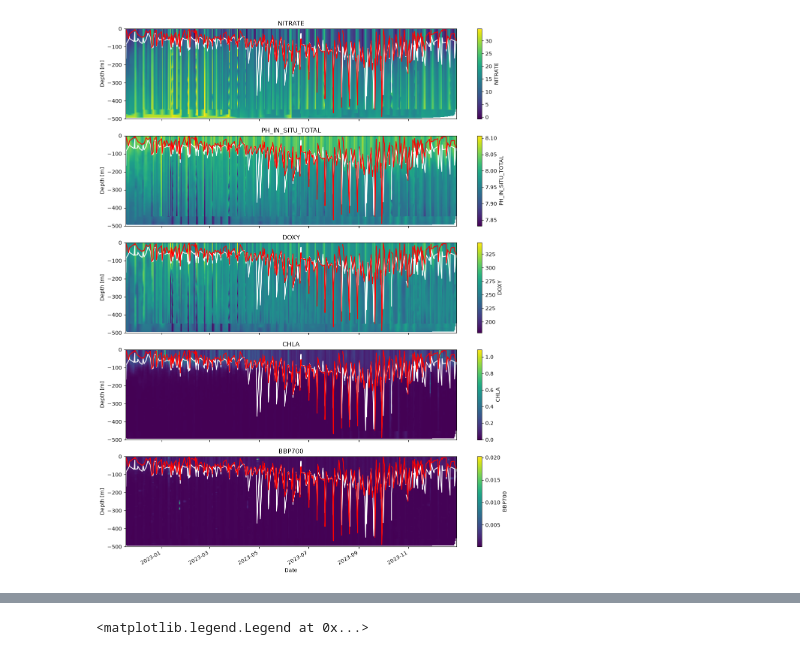
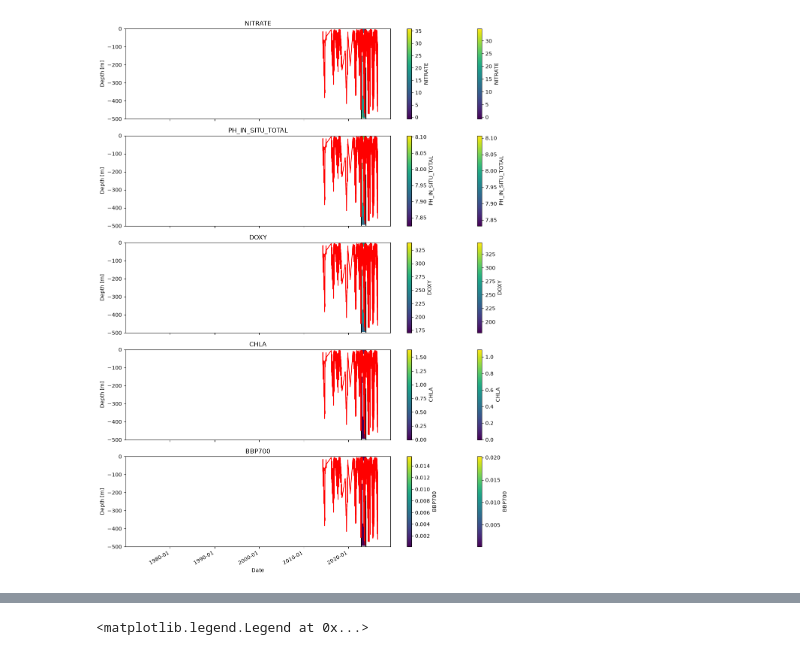
Before and after one commit to go-bgc/Marine-Heat-Waves, a Jupyter notebook: contributors/abby/more_processing.ipynb, the cells around one changed output, grey strips where cells are left out. Saved outputs shown, nothing was run; the diff lists cells and outputs as text; code cells hidden in the pictures.

Commit message:
stuck on some plotting

```diff
--- a/contributors/abby/more_processing.ipynb
+++ b/contributors/abby/more_processing.ipynb
@@ -229,6 +400,3 @@ def get_crocolake_data_MHW(MHW = "SWP2023", z = 500,
     df['sigma0'] = gsw.sigma0(df['ASAL'], df['CTEMP'])
 
     return df, mhw_info
-# %%
-df, mhw_info = get_crocolake_data_MHW(MHW = "SWP2023", z = 500, CHLA = True, BBP = True,
-                                      nitrate = True, oxygen = True, pH = True)
@@ -248,8 +843,8 @@ def despike(df,
     Based on function written by Clara Vives:
         - https://github.com/go-bgc/Marine-Heat-Waves/tree/main/contributors/Clara
 
-    chl gets a 7-point running median (Su et al. 2021, as used by Vives et al.
-    2025 Sect. 2.1.1). bbp gets the Cornec, Claustre et al. (2021) filter — a
+    chl gets a 7-point running median (Su et al. 2021, https://doi.org/10.1016/j.jmarsys.2021.103569,
+    as used by Vives et al. 2025 Sect. 2.1.1). bbp gets the Cornec, Claustre et al. (2021) filter — a
     5-point running median followed by a 5-point running mean — because bbp
     carries sharp particle-aggregate spikes that a median alone leaves a step
     at. Both are centred with min_periods=1, so the top and bottom of a profile
@@ -321,5 +906,5 @@ Index(['PLATFORM_NUMBER', 'CYCLE_NUMBER', 'LATITUDE', 'LONGITUDE', 'JULD',
 # %%
-def profile_coverage_qc(df, FIRST_PRES_MAX = 10.0, MIN_OBS_300 = 20, INTERP_MAX = 500.0):
+def profile_coverage_qc_chl_bbp(df, FIRST_PRES_MAX = 10.0, MIN_OBS_300 = 20, INTERP_MAX = 500.0):
     """Drop whole profiles that are too sparse to integrate (Vives et al. 2025).
 
     (a) the shallowest pressure must be in the upper FIRST_PRES_MAX m, and
@@ -685,8 +1319,12 @@ for i, ax in enumerate(axarr):
 
     variable = plottables[i]
 
+    # ----------------------
+    # MHW
+    # ----------------------
+
     # Only remove NaNs needed for THIS variable
-    d = df5[["JULD", "Depth", variable]].dropna().copy()
+    d = df_mhw[["JULD", "Depth", variable, "MLD", "Nitracline"]].dropna().copy()
 
     # Convert datetime to matplotlib numeric dates
     x = mdates.date2num(d["JULD"])
@@ -710,35 +1348,92 @@ for i, ax in enumerate(axarr):
     # Plot
     im = ax.pcolormesh(
         XI,
         YI,
         ZI,
         shading="auto",
         cmap="viridis"
     )
 
     ax.xaxis_date()
     ax.xaxis.set_major_formatter(
         mdates.DateFormatter("%Y-%m")
     )
 
     cbar = plt.colorbar(im, ax=ax)
     cbar.set_label(variable)
 
     ax.set_ylabel("Depth [m]")
     ax.set_ylim(-500, 0)
     ax.set_title(variable)
 
-    xx = nitrate_threshold_depth['JULD']
-    yy = nitrate_threshold_depth['nitrate_threshold_depth']
+    xx = d['JULD']
+    yy = d['Nitracline']
     ax.plot(xx, yy, color = 'white')
 
-    xx = density_threshold_depth['JULD']
-    yy = density_threshold_depth['density_threshold_depth']
+    xx = d['JULD']
+    yy = d['MLD']
+    ax.plot(xx, yy, color = 'red')
+
+    ax.axvline(x.min(), color = 'k')
+    ax.axvline(x.max(), color = 'k')
+
+    # ----------------------
+    # CLIMATOLOGY
+    # ----------------------
+    # Only remove NaNs needed for THIS variable
+    d = df_clim[["JULD", "Depth", variable, "MLD", "Nitracline"]].dropna().copy()
+
+    # Convert datetime to matplotlib numeric dates
+    x = mdates.date2num(d["JULD"])
+    y = d["Depth"].values
+    z = d[variable].values
+
+    # Regular interpolation grid
+    xi = np.linspace(x.min(), x.max(), 500)
+    yi = np.linspace(-500, 0, 250)
+
+    XI, YI = np.meshgrid(xi, yi)
+
+    # Interpolate
+    ZI = griddata(
+        (x, y),
+        z,
+        (XI, YI),
+        method="linear"
+    )
+
+    # Plot
+    im = ax.pcolormesh(
+        XI,
+        YI,
+        ZI,
+        shading="auto",
+        cmap="viridis"
+    )
+
+    ax.xaxis_date()
+    ax.xaxis.set_major_formatter(
+        mdates.DateFormatter("%Y-%m")
+    )
+
+    cbar = plt.colorbar(im, ax=ax)
+    cbar.set_label(variable)
+
+    ax.set_ylabel("Depth [m]")
+    ax.set_ylim(-500, 0)
+    ax.set_title(variable)
+
+    xx = d['JULD']
+    yy = d['Nitracline']
+    ax.plot(xx, yy, color = 'white')
+
+    xx = d['JULD']
+    yy = d['MLD']
     ax.plot(xx, yy, color = 'red')
 
 axarr[-1].set_xlabel("Date")
 
 fig.autofmt_xdate()
 plt.tight_layout()
 # %% [output]
-[figure, old version]
+[figure, new version]
```
Also changed, not shown: parts of 23 cells of this notebook.
